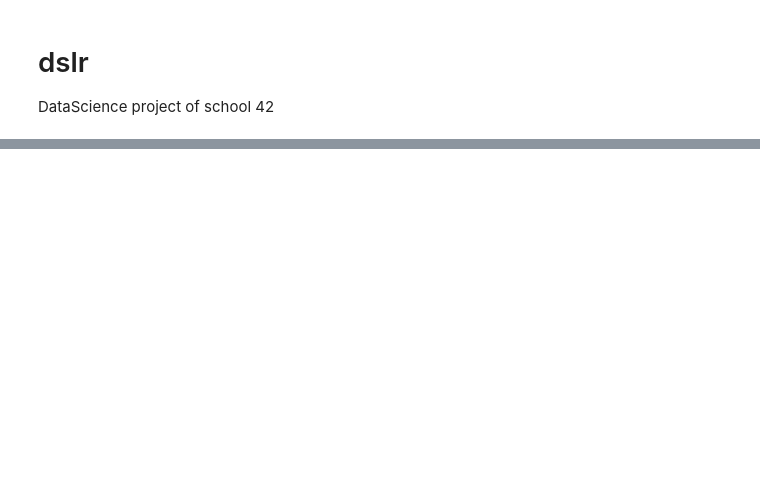
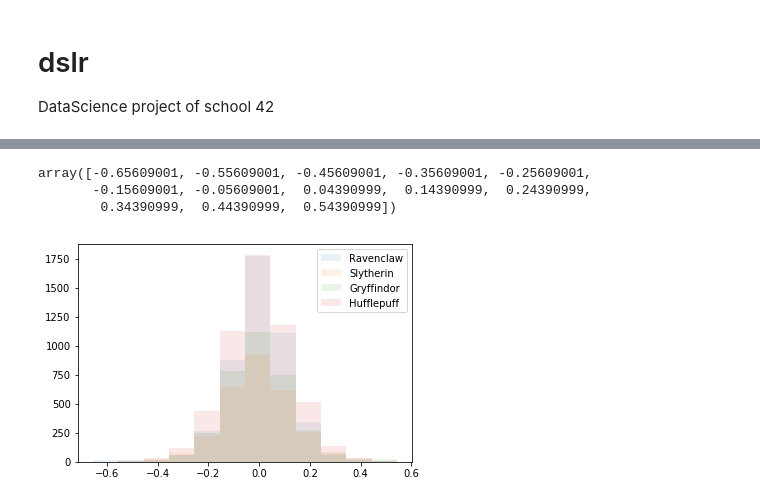
Before and after one commit to cacharle/dslr, a Jupyter notebook: dslr_notebook.ipynb, the cells around one changed output, grey strips where cells are left out. Drawn from its saved outputs; the diff is of its cells as text; code cells hidden in the pictures; blank space fills up the shorter version.

```diff
--- a/dslr_notebook.ipynb
+++ b/dslr_notebook.ipynb
@@ -8,5 +8,7 @@ import numpy as np
 import matplotlib.pyplot as plt
 
 df = pd.read_csv("./datasets/dataset_train.csv")
-df.head()
+df.drop(columns=["Index"], inplace=True)
+df.dropna(inplace=True)
+df['Hogwarts House'].unique()
 # %% [output]
@@ -30,0 +16,7 @@ df.describe()
+# %%
+def house_scores_df(house_name):
+    house_filt = (df['Hogwarts House'] == house_name)
+    return df[house_filt].loc[:, 'Arithmancy':'Flying']
+
+houses_df = {key: house_scores_df(key) for key in df['Hogwarts House'].unique()}
+houses_df['Ravenclaw'].head()
@@ -30,0 +30,7 @@ df.describe()
+# %%
+def normalize_house_scores_df(house_scores_df):
+    return (house_scores_df - house_scores_df.mean()) / (house_scores_df.max() - house_scores_df.min())
+
+for k, v in houses_df.items():
+    houses_df[k] = normalize_house_scores_df(v)
+houses_df['Ravenclaw'].head()
@@ -30,0 +44,23 @@ df.describe()
+# %%
+scores_df = normalize_house_scores_df(df.loc[:, 'Arithmancy':'Flying'])
+
+bins = np.arange(scores_df.min().min(), scores_df.max().max(), 0.1)
+bins
+# %% [output]
+array([-0.65609001, -0.55609001, -0.45609001, -0.35609001, -0.25609001,
+       -0.15609001, -0.05609001,  0.04390999,  0.14390999,  0.24390999,
+        0.34390999,  0.44390999,  0.54390999])
+# %%
+houses_scores_series = {k: pd.Series() for k in houses_df.keys()}
+for k, v in houses_df.items():
+    for col in houses_df[k]:
+        houses_scores_series[k] = houses_scores_series[k].append(houses_df[k][col])
+
+#print(houses_scores_series)
+
+for k, v in houses_scores_series.items():
+    plt.hist(v, bins, histtype='bar', rwidth=1, alpha=0.1, label=k)
+plt.legend()
+plt.show()
+# %% [output]
+[figure, added]
```
Also changed, not shown: parts of 8 cells of this notebook, 4 other files.
